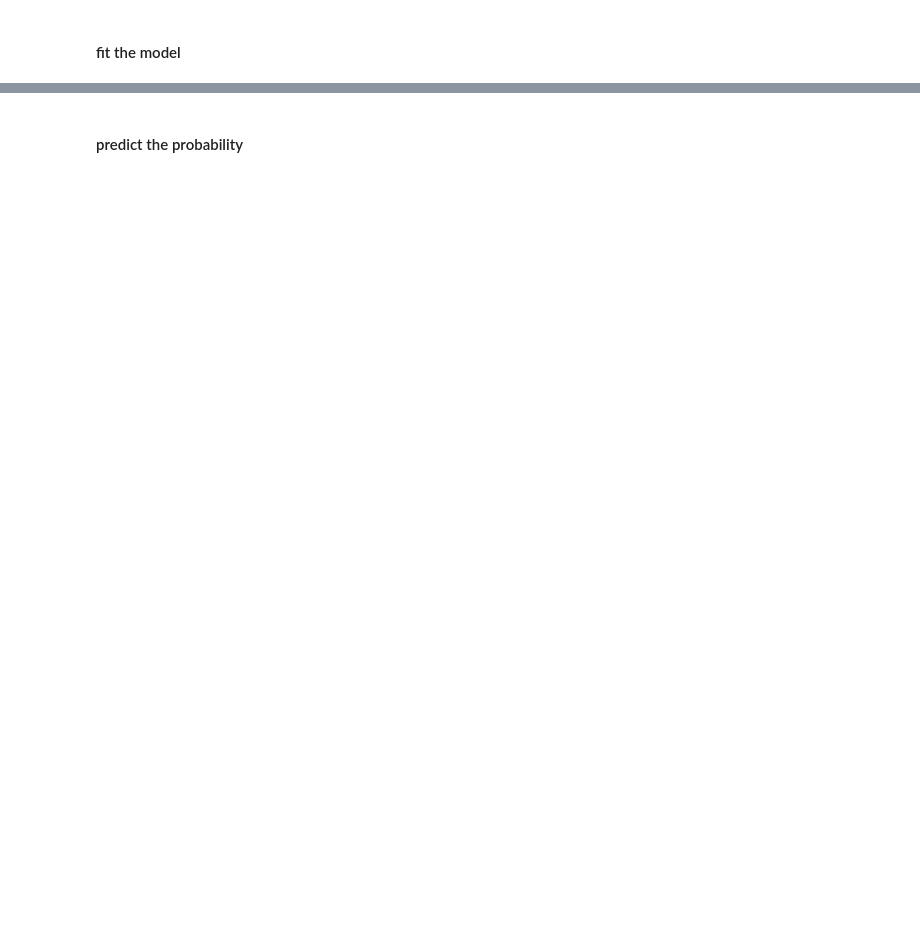
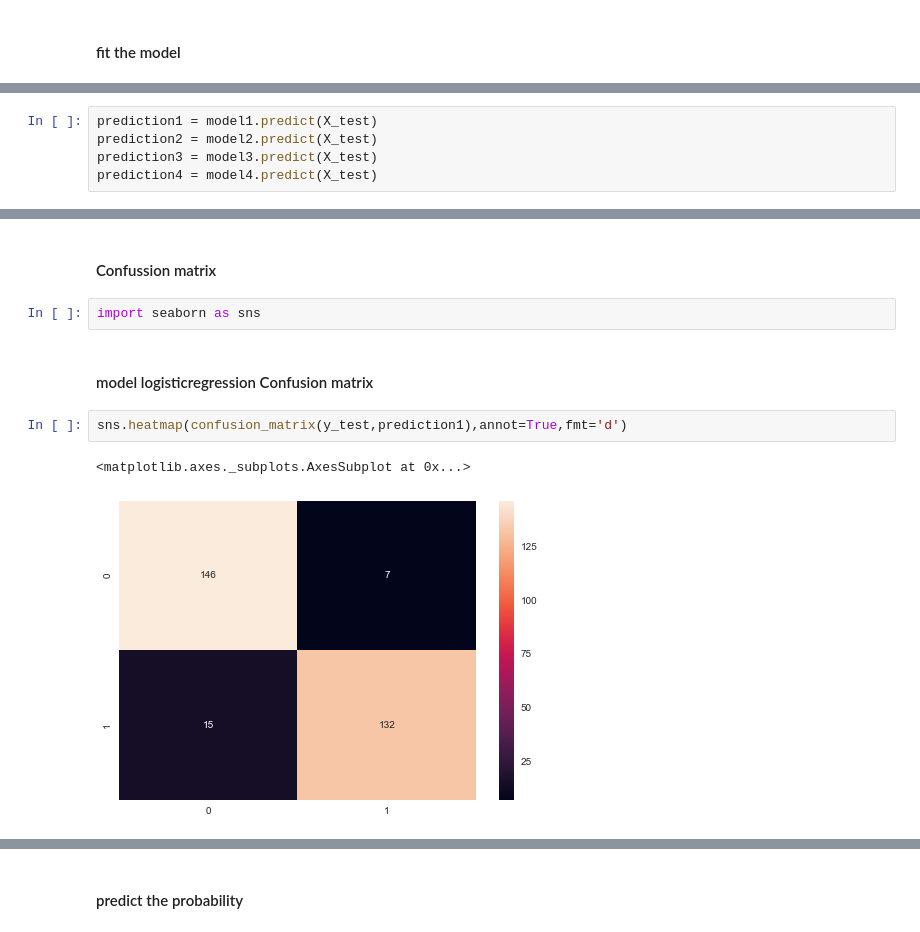
Before and after one commit to satrioprianda/ROC-AUC_score, a Jupyter notebook: testing.ipynb, the cells around one changed output, grey strips where cells are left out. Drawn from its saved outputs; the diff is of its cells as text; blank space fills up the shorter version.

```diff
--- a/testing.ipynb
+++ b/testing.ipynb
@@ -36,0 +51,5 @@ KNeighborsClassifier(algorithm='auto', leaf_size=30, metric='minkowski',
+# %%
+prediction1 = model1.predict(X_test)
+prediction2 = model2.predict(X_test)
+prediction3 = model3.predict(X_test)
+prediction4 = model4.predict(X_test)
@@ -36,0 +88,11 @@ KNeighborsClassifier(algorithm='auto', leaf_size=30, metric='minkowski',
+# %% [markdown]
+#### Confussion matrix
+# %%
+import seaborn as sns
+# %% [markdown]
+#### model logisticregression Confusion matrix
+# %%
+sns.heatmap(confusion_matrix(y_test,prediction1),annot=True,fmt='d')
+# %% [output]
+<matplotlib.axes._subplots.AxesSubplot at 0x...>
+[figure, added]
```
Also changed, not shown: parts of 21 cells of this notebook.
